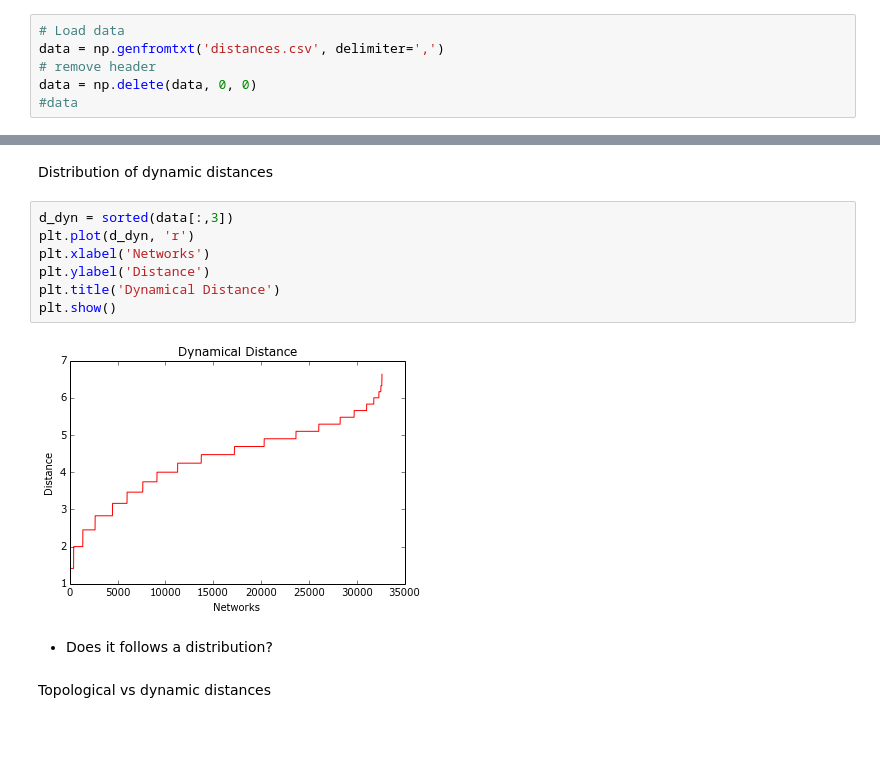
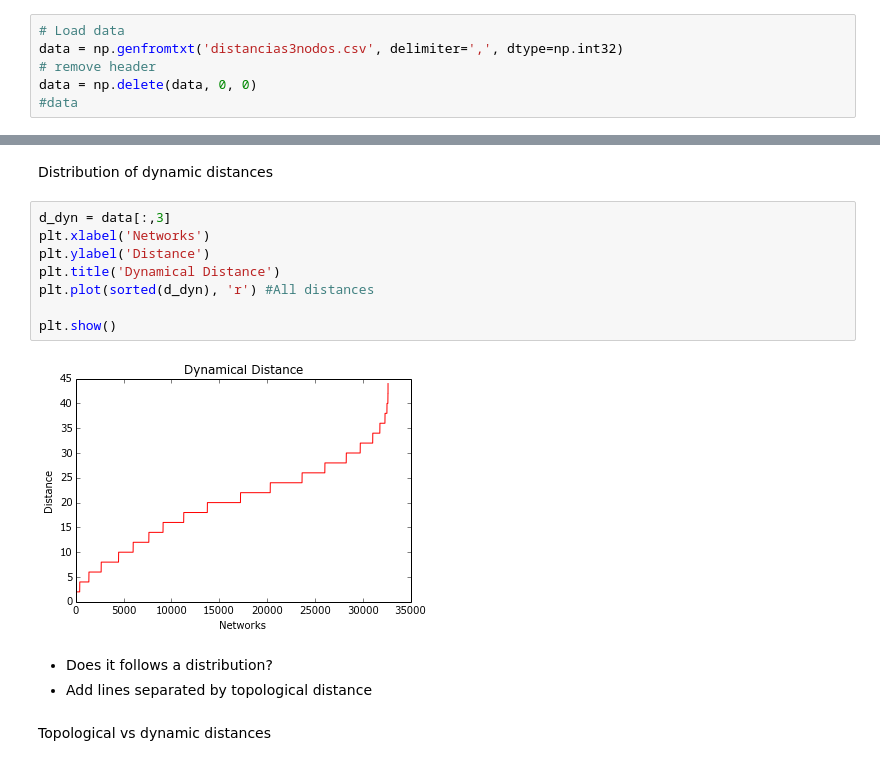
Before and after one commit to mar-esther23/CircuitsAnalyses, a Jupyter notebook: Net of nets.ipynb, the cells around one changed output, grey strips where cells are left out. Cells and saved outputs as stored; diff of their text form; blank space fills up the shorter version.

```diff
--- a/Net of nets.ipynb
+++ b/Net of nets.ipynb
@@ -18,7 +18,7 @@ import matplotlib.pyplot as plt
 Load data
 # %%
 # Load data
-data = np.genfromtxt('distances.csv', delimiter=',')
+data = np.genfromtxt('distancias3nodos.csv', delimiter=',', dtype=np.int32)
 # remove header
 data = np.delete(data, 0, 0)
 #data
@@ -77,16 +36,18 @@ for d in data:
 # %% [markdown]
 Distribution of dynamic distances
 # %%
-d_dyn = sorted(data[:,3])
-plt.plot(d_dyn, 'r')
+d_dyn = data[:,3]
 plt.xlabel('Networks')
 plt.ylabel('Distance')
 plt.title('Dynamical Distance')
+plt.plot(sorted(d_dyn), 'r') #All distances
+
 plt.show()
 # %% [output]
-[figure, old version]
+[figure, new version]
 # %% [markdown]
 * Does it follows a distribution?
+* Add lines separated by topological distance
 # %% [markdown]
 Topological vs dynamic distances
 # %%
```
Also changed, not shown: parts of 7 cells of this notebook.
